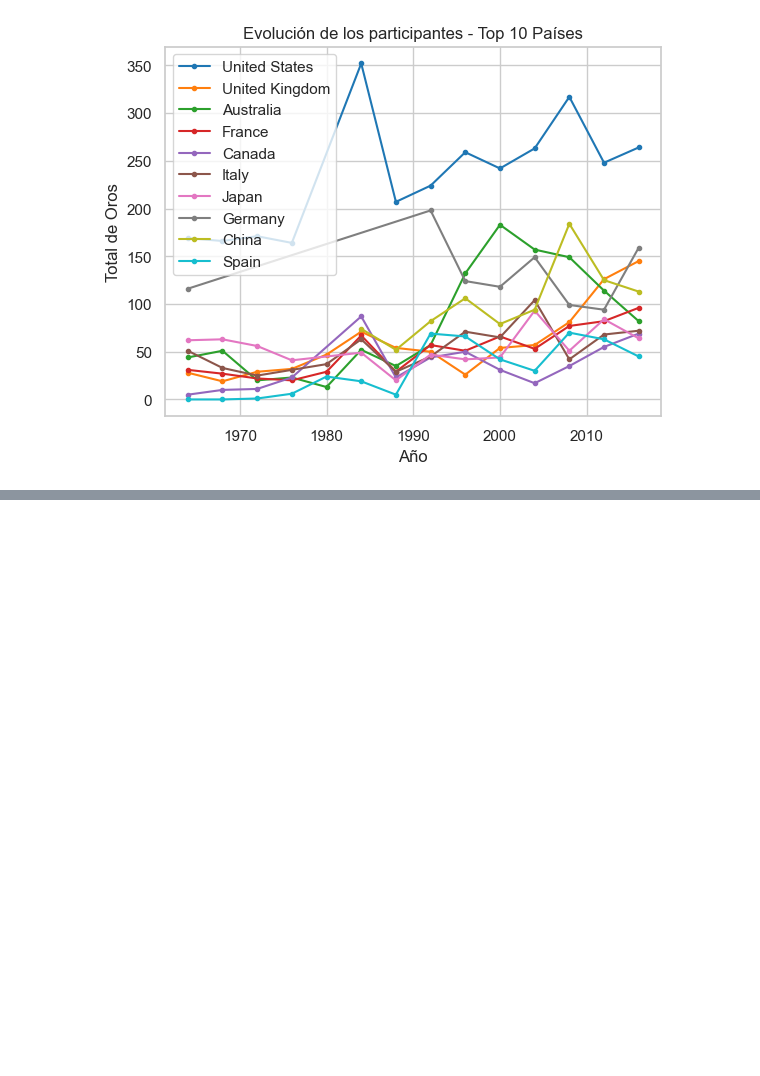
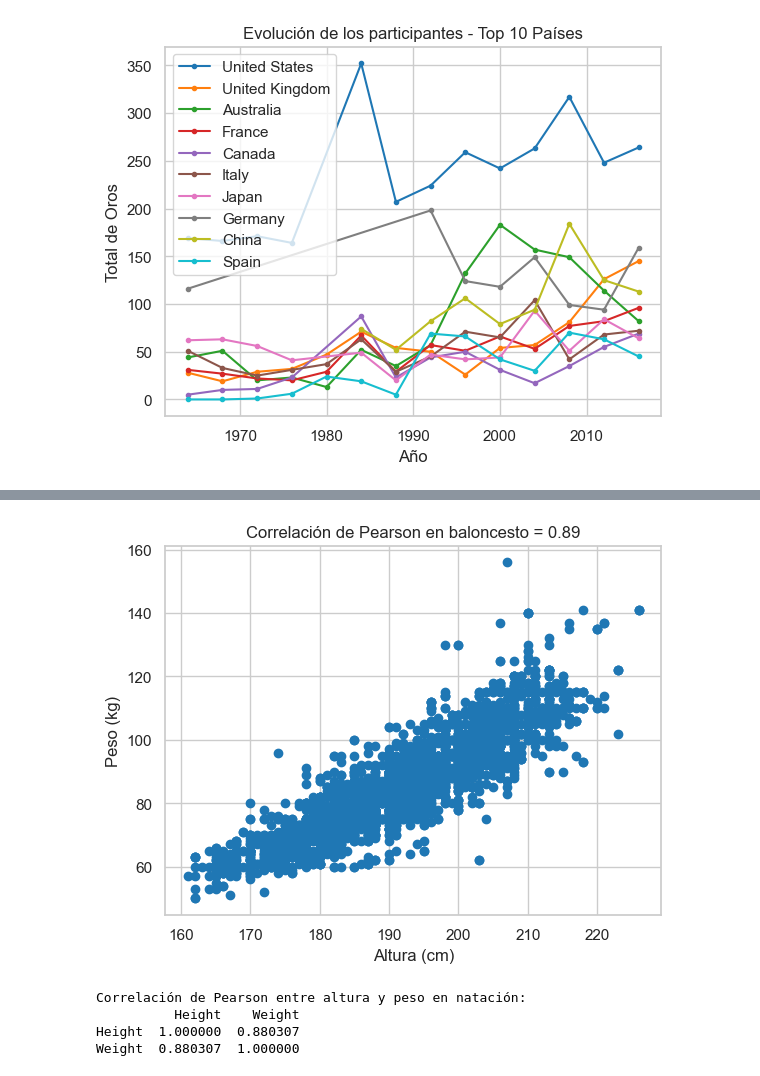
Before and after one commit to Digavi/master-analitica-datos-dimas-garcia, a Jupyter notebook: graficas_proyecto.ipynb, the cells around one changed output, grey strips where cells are left out. Drawn from its saved outputs; the diff is of its cells as text; code cells hidden in the pictures; blank space fills up the shorter version.

```diff
--- a/graficas_proyecto.ipynb
+++ b/graficas_proyecto.ipynb
@@ -248,0 +255,3 @@ fig.update_traces(marker=dict(size=5))
+# %%
+atletas_baloncesto_df = gold_atletas_df[gold_atletas_df['Sport'] == 'Basketball']
+#Me quedo solo con los atletas de baloncesto
@@ -248,0 +268,9 @@ fig.update_traces(marker=dict(size=5))
+# %%
+#Lo dibujo
+plt.scatter(atletas_baloncesto_df['Height'],atletas_baloncesto_df['Weight'])
+plt.xlabel('Altura (cm)')
+plt.ylabel('Peso (kg)')
+plt.title(f'Correlación de Pearson en baloncesto = {round(atletas_baloncesto_df['Height'].corr(atletas_baloncesto_df['Weight'],method='spearman'),2)}')
+plt.show()
+# %% [output]
+[figure, added]
@@ -248,0 +280,10 @@ fig.update_traces(marker=dict(size=5))
+# %%
+correlacion_altura_peso_natacion = atletas_natacion_df[['Height','Weight']].corr(method = 'spearman')
+print("Correlación de Pearson entre altura y peso en natación: ")
+print(correlacion_altura_peso_natacion)
+#Veo que hay una buena correlacion también
+# %% [output]
+Correlación de Pearson entre altura y peso en natación:
+          Height    Weight
+Height  1.000000  0.880307
+Weight  0.880307  1.000000
```
Also changed, not shown: parts of 32 cells of this notebook.
